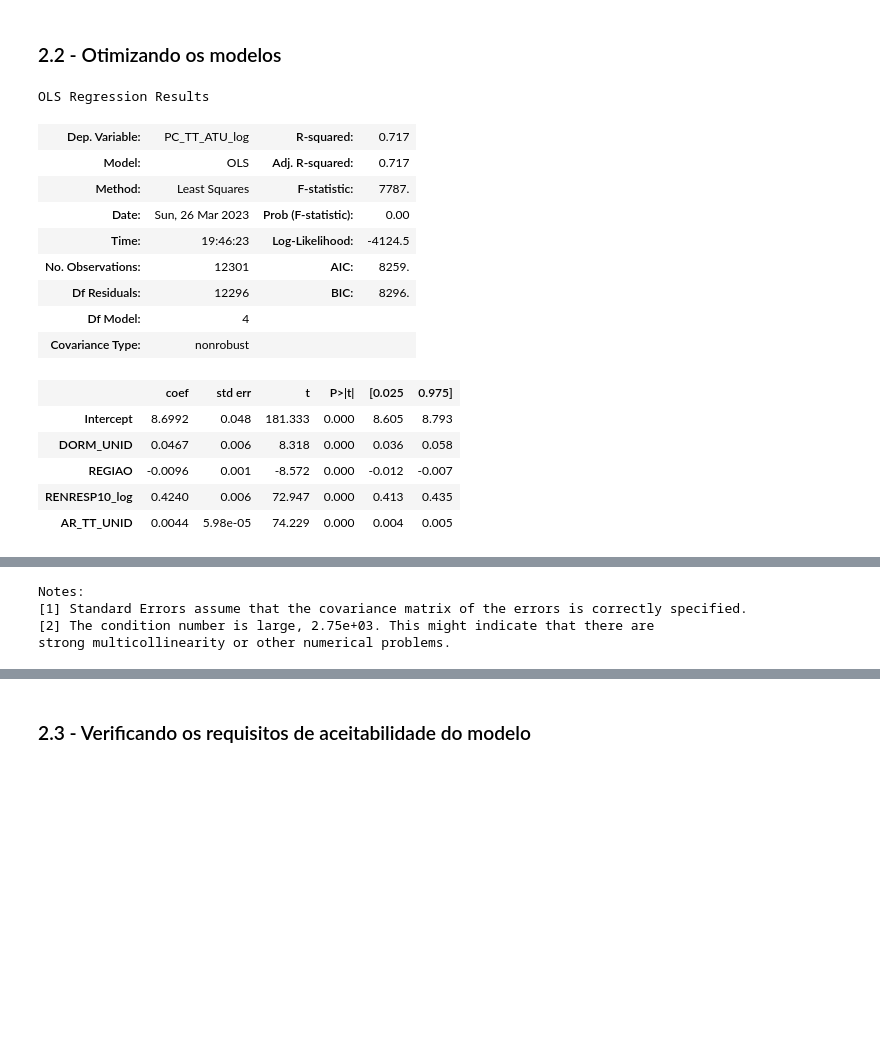
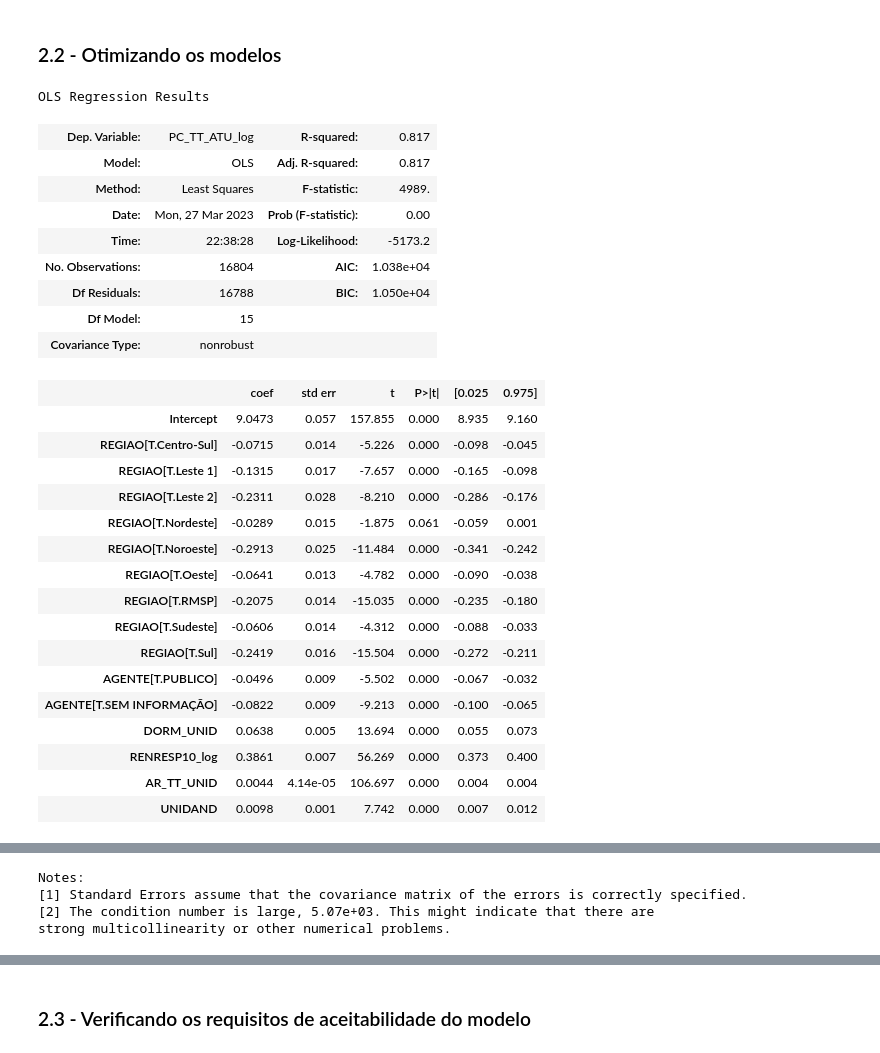
Before and after one commit to LissesCastro/Tera-Mercado-Imobiliario-SP, a Jupyter notebook: modelo_preditivo.ipynb, the cells around one changed output, grey strips where cells are left out. Cells and saved outputs as stored; diff of their text form; code cells hidden in the pictures; blank space fills up the shorter version.

```diff
--- a/modelo_preditivo.ipynb
+++ b/modelo_preditivo.ipynb
@@ -72,38 +68,34 @@ df = pd.read_csv('Base_EMBRAESP_trabalhada.csv')
 # %%
-#Removi colunas que não seriam de nenhum interesse para o modelo (como ID e as "Unnamed") e também colunas de preço. Pensando que os preços devem ser altamente correlacionados, deixar
-#Valores na base não traria uma leitura muito interpretativa
+#Removi colunas que não seriam de nenhum interesse para os modelos preditivos (como ID e as "Unnamed") e também colunas de preço que poderiam influenciar fortemente o modelo ao ovemodeloitting
+#Base que será utilizada para o split
 
-#Base que será utilizada para o split
-df_rf = df.drop(['Unnamed: 0.1', 'Unnamed: 0',
+#Dataframe utilizado nos modelos preditivos
+df_modelo = df.drop(['Unnamed: 0.1', 'Unnamed: 0',
        'RENRESP00', 'ID', 'PC_TT_UN', 'PC_M2_AU', 'PC_M2_AT', 'PC_AT_ATU','ANO_LAN', 'MES_LAN',
-       'VLR_US__CO', 'PC_TT_UN_U', 'PC_M2_AU_U', 'PC_M2_AT_U', 'PC_M2_AT_log', 'VLR_US__CO_log', 'PCMEDAU10_log', 'PC_M2_AU_log',
+       'VLR_US__CO', 'PC_TT_UN_U', 'PC_M2_AU_U', 'PC_M2_AT_U', 'PC_M2_AT_log', 'VLR_US__CO_log', 'PCMEDAU10_log', 'PC_M2_AU_log', 'PC_AU_ATU', 'PC_AU_ATU_log',
        'DATA_ENT','PERC_PPI', 'PERC_4_MAIS_MORADORES',
        'Brancos', 'Pretos', 'Amarelos', 'Pardos', 'Índigenas', 'Domicilios no setor censitário', 'Domicilios alugados',
        'Domicilios unipessoais', 'Domicilios 2 ou 3 moradores','Domicilios 4 ou mais moradores', 'Residentes no setor censitário', 'SC_2010', 'AP2010', 'BANH_DORM', 'Domicílios_Setor',
        'UNIDAND', 'DORM_EMP',  'BLOCOS', 'Média_Moradores_por_domicilio_setor', 'REGIAO',
        ], axis=1)
 
+#Criação de features logaritmicas que podem ajudar na resposta da interpretação e predição
 df['AR_UT_UNID_log'] = np.log(df['AR_UT_UNID'])
 df['RENRESP10_log'] = np.log(df['RENRESP10'])
-
-df_rf['AR_UT_UNID_log'] = np.log(df['AR_UT_UNID'])
-df_rf['RENRESP10_log'] = np.log(df['RENRESP10'])
+df_modelo['AR_UT_UNID_log'] = np.log(df['AR_UT_UNID'])
+df_modelo['RENRESP10_log'] = np.log(df['RENRESP10'])
 # %% [markdown]
 <h3>1.1 Definindo as variáveis que estarão presentes no modelo</h3>
 # %%
 #Indicação das targets de cada modelo
-target_au = 'PC_AU_ATU' #Target: Preço da área útil
-target_tt = 'PC_TT_ATU' #Target: Preço total da unidade
+target = 'PC_TT_ATU' #Target: Preço total da unidade
 
 #As variáveis numéricas e categóricas que acabam sendo utilizadas posteriormente nos modelos de regressão linear
 numericas = ['ANO_LAN', 'DORM_UNID', 'BANH_DORM', 'AR_UT_UNID']
-categoricas = ['REGIAO', 'TIPO_EMP', 'AGENTE', 'CONSTRUTOR']
+categoricas = ['REGIAO', 'TIPO_EMP', 'AGENTE', 'CONSTRUTOR', 'DIST', 'INCORPORAD', 'CONSTRUTOR'] #
 features = numericas + categoricas
 
-#Variáveis que serão utilizadas no modelo de RF
-numericas2 = df_rf.select_dtypes(['int', 'float']).columns
-numericas2 = numericas2.drop(['PC_AU_ATU', 'PC_TT_ATU', 'PC_AU_ATU_log', 'PC_TT_ATU_log'])
-categoricas2 = df_rf.select_dtypes(['object', 'string']).columns
-
-#unidade = ['REGIAO', 'BANH_DORM', 'AGENTE', 'RENRESP10_log', 'AR_TT_UNID', 'PC_TT_ATU']
-#df_rf2 = df[unidade]
+#Variáveis que serão utilizadas nos modelos preditivos, a distinção de tipo facilita o pipeline de mudanças
+numericas2 = df_modelo.select_dtypes(['int', 'float']).columns
+numericas2 = numericas2.drop(['PC_TT_ATU', 'PC_TT_ATU_log'])
+categoricas2 = df_modelo.select_dtypes(['object', 'string']).columns
@@ -190,29 +146,37 @@ A seguir, essas duas variáveis são inseridas no modelo da resposta logarítimi
 <h3>2.2 - Otimizando os modelos</h3>
 # %%
 #Variáveis utilizadas em cada um dos modelos
-variaveis_au =['REGIAO', 'BANH_DORM', 'AR_UT_UNID', 'TIPO_EMP', 'RENRESP10_log', 'CONSTRUTOR', 'AGENTE']
-variaveis_tt = ['REGIAO', 'BANH_DORM', 'AGENTE', 'RENRESP10_log', 'AR_TT_UNID']
+variaveis = ['REGIAO', 'AGENTE', 'RENRESP10_log', 'AR_TT_UNID', 'DORM_UNID', 'UNIDAND']
 
 #Modelos de regressão da área útil e total da unidade
-regressao_au = sm.ols(formula='PC_AU_ATU_log ~ REGIAO + BANH_DORM + AR_UT_UNID + TIPO_EMP + RENRESP10_log + AGENTE', data=df.iloc[X_train.index,:]).fit()
-regressao_tt = sm.ols(formula='PC_TT_ATU_log ~ DORM_UNID + REGIAO + RENRESP10_log + AR_TT_UNID', data=df.iloc[X_train.index,:]).fit()
+regressao = sm.ols(formula='PC_TT_ATU_log ~ DORM_UNID + REGIAO + RENRESP10_log + AR_TT_UNID + AGENTE + UNIDAND', data=df).fit()
 
-regressao_tt.summary()
-#regressao_tt.summary()
+regressao.summary()
 # %% [output]
 OLS Regression Results
-| Dep. Variable: | PC_TT_ATU_log | R-squared: | 0.717 |
-| Model: | OLS | Adj. R-squared: | 0.717 |
-| Method: | Least Squares | F-statistic: | 7787. |
-| Date: | Sun, 26 Mar 2023 | Prob (F-statistic): | 0.00 |
-| Time: | 19:46:23 | Log-Likelihood: | -4124.5 |
-| No. Observations: | 12301 | AIC: | 8259. |
-| Df Residuals: | 12296 | BIC: | 8296. |
-| Df Model: | 4 |  |  |
+| Dep. Variable: | PC_TT_ATU_log | R-squared: | 0.817 |
+| Model: | OLS | Adj. R-squared: | 0.817 |
+| Method: | Least Squares | F-statistic: | 4989. |
+| Date: | Mon, 27 Mar 2023 | Prob (F-statistic): | 0.00 |
+| Time: | 22:38:28 | Log-Likelihood: | -5173.2 |
+| No. Observations: | 16804 | AIC: | 1.038e+04 |
+| Df Residuals: | 16788 | BIC: | 1.050e+04 |
+| Df Model: | 15 |  |  |
 | Covariance Type: | nonrobust |  |  |
 |  | coef | std err | t | P>|t| | [0.025 | 0.975] |
-| Intercept | 8.6992 | 0.048 | 181.333 | 0.000 | 8.605 | 8.793 |
-| DORM_UNID | 0.0467 | 0.006 | 8.318 | 0.000 | 0.036 | 0.058 |
-| REGIAO | -0.0096 | 0.001 | -8.572 | 0.000 | -0.012 | -0.007 |
-| RENRESP10_log | 0.4240 | 0.006 | 72.947 | 0.000 | 0.413 | 0.435 |
-| AR_TT_UNID | 0.0044 | 5.98e-05 | 74.229 | 0.000 | 0.004 | 0.005 |
+| Intercept | 9.0473 | 0.057 | 157.855 | 0.000 | 8.935 | 9.160 |
+| REGIAO[T.Centro-Sul] | -0.0715 | 0.014 | -5.226 | 0.000 | -0.098 | -0.045 |
+| REGIAO[T.Leste 1] | -0.1315 | 0.017 | -7.657 | 0.000 | -0.165 | -0.098 |
+| REGIAO[T.Leste 2] | -0.2311 | 0.028 | -8.210 | 0.000 | -0.286 | -0.176 |
+| REGIAO[T.Nordeste] | -0.0289 | 0.015 | -1.875 | 0.061 | -0.059 | 0.001 |
+| REGIAO[T.Noroeste] | -0.2913 | 0.025 | -11.484 | 0.000 | -0.341 | -0.242 |
+| REGIAO[T.Oeste] | -0.0641 | 0.013 | -4.782 | 0.000 | -0.090 | -0.038 |
+| REGIAO[T.RMSP] | -0.2075 | 0.014 | -15.035 | 0.000 | -0.235 | -0.180 |
+| REGIAO[T.Sudeste] | -0.0606 | 0.014 | -4.312 | 0.000 | -0.088 | -0.033 |
+| REGIAO[T.Sul] | -0.2419 | 0.016 | -15.504 | 0.000 | -0.272 | -0.211 |
+| AGENTE[T.PUBLICO] | -0.0496 | 0.009 | -5.502 | 0.000 | -0.067 | -0.032 |
+| AGENTE[T.SEM INFORMAÇÃO] | -0.0822 | 0.009 | -9.213 | 0.000 | -0.100 | -0.065 |
+| DORM_UNID | 0.0638 | 0.005 | 13.694 | 0.000 | 0.055 | 0.073 |
+| RENRESP10_log | 0.3861 | 0.007 | 56.269 | 0.000 | 0.373 | 0.400 |
+| AR_TT_UNID | 0.0044 | 4.14e-05 | 106.697 | 0.000 | 0.004 | 0.004 |
+| UNIDAND | 0.0098 | 0.001 | 7.742 | 0.000 | 0.007 | 0.012 |
@@ -223,4 +187,4 @@ OLS Regression Results
 Notes:
 [1] Standard Errors assume that the covariance matrix of the errors is correctly specified.
-[2] The condition number is large, 2.75e+03. This might indicate that there are
+[2] The condition number is large, 5.07e+03. This might indicate that there are
 strong multicollinearity or other numerical problems.
```
Also changed, not shown: parts of 41 cells of this notebook.
